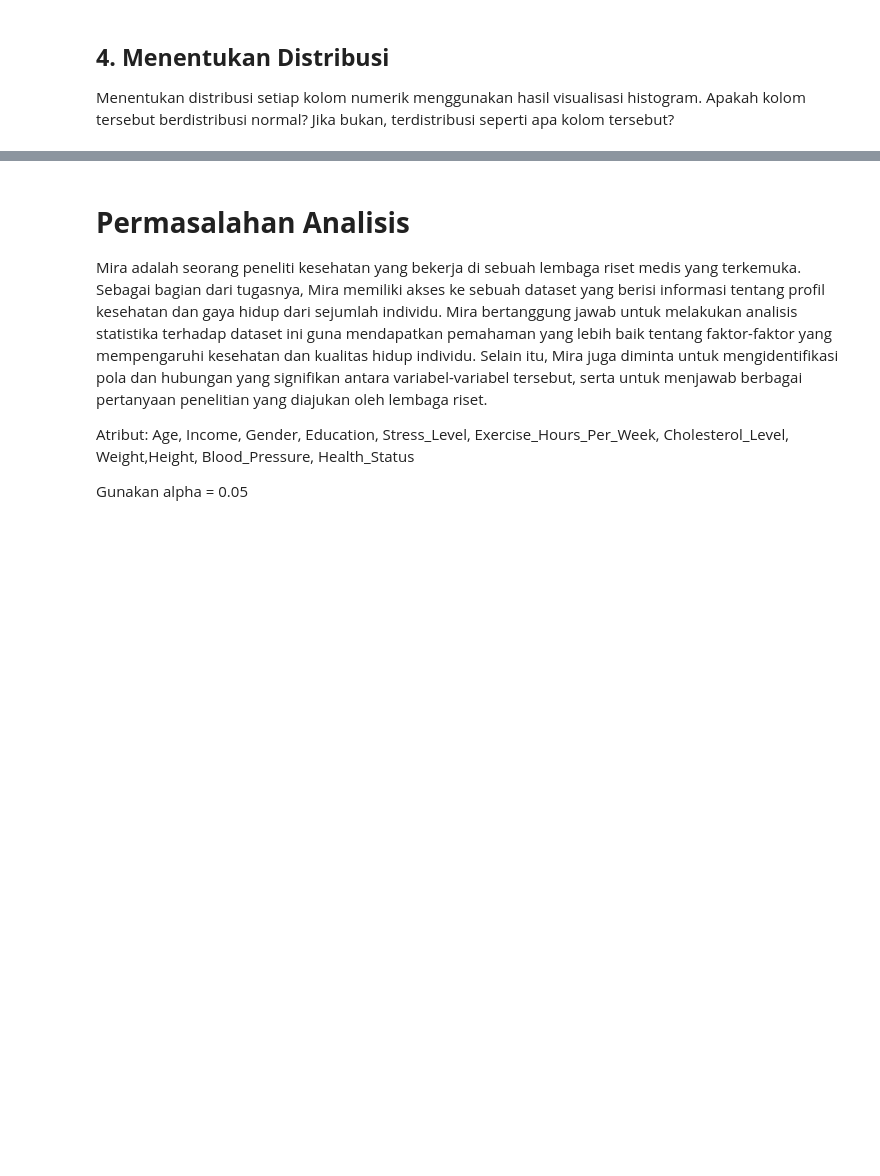
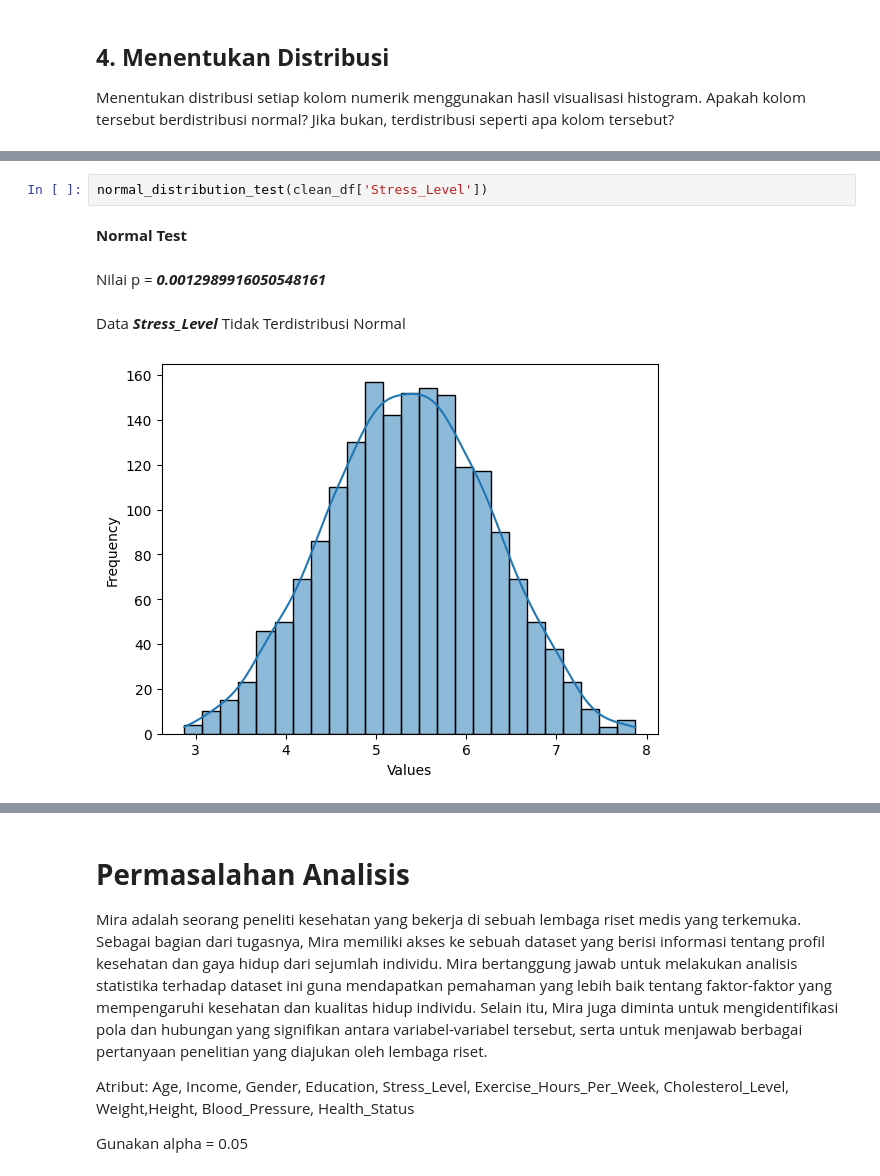
Before and after one commit to Farhannr28/K01-IF2220-13522037-13522039, a Jupyter notebook: Tugas_Besar_Probstat.ipynb, the cells around one changed output, grey strips where cells are left out. Cells and saved outputs as stored; diff of their text form; blank space fills up the shorter version.

```diff
--- a/Tugas_Besar_Probstat.ipynb
+++ b/Tugas_Besar_Probstat.ipynb
@@ -439,0 +470,7 @@ Menentukan distribusi setiap kolom numerik menggunakan hasil visualisasi histogr
+# %%
+normal_distribution_test(clean_df['Stress_Level'])
+# %% [output]
+**Normal Test**
+Nilai p = ***0.0012989916050548161***
+Data ***Stress_Level*** Tidak Terdistribusi Normal
+[figure, added]
```
Also changed, not shown: parts of 10 cells of this notebook.
